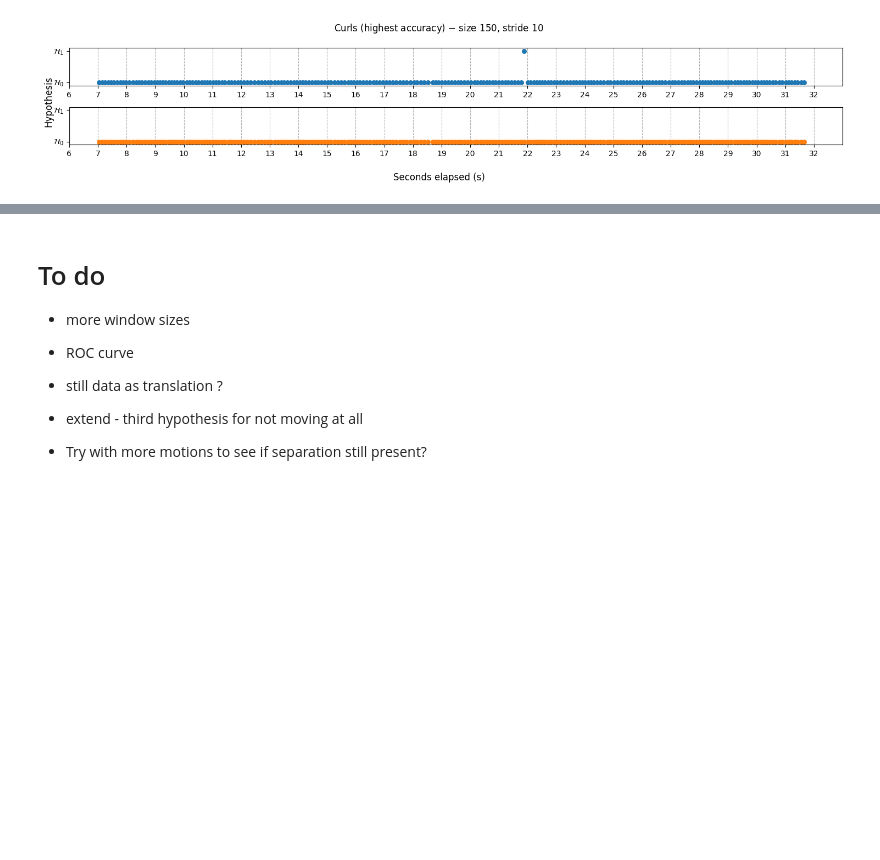
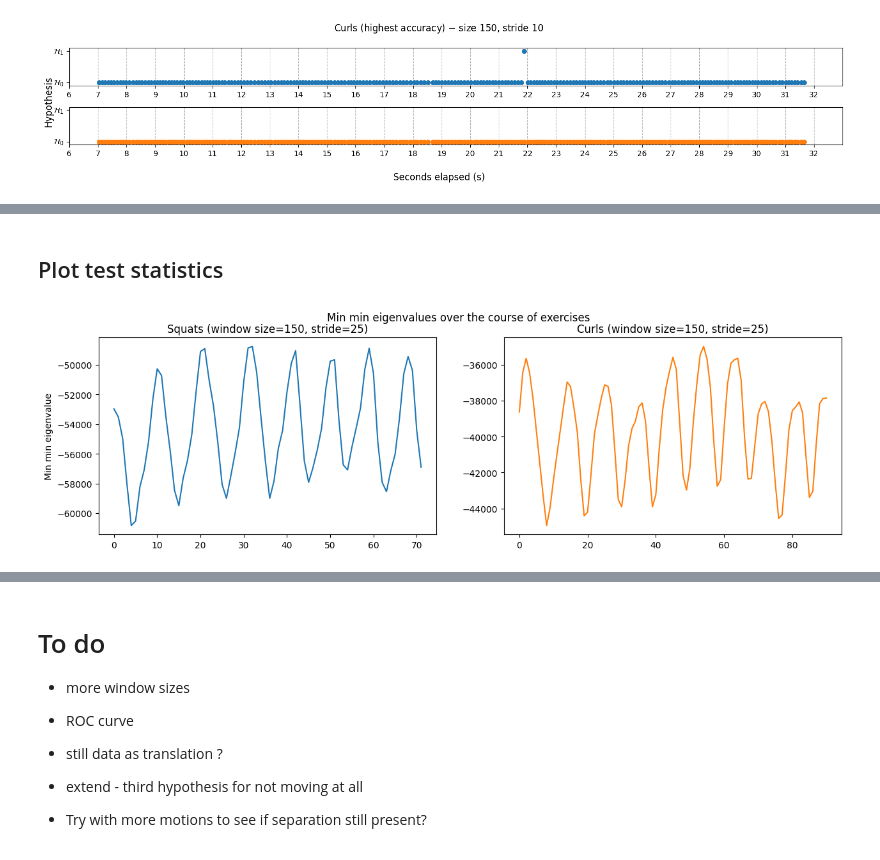
Before and after one commit to sjb296/linear-motion-detection, a Jupyter notebook: main.ipynb, the cells around one changed output, grey strips where cells are left out. Drawn from its saved outputs; the diff is of its cells as text; code cells hidden in the pictures; blank space fills up the shorter version.

```diff
--- a/main.ipynb
+++ b/main.ipynb
@@ -1645,0 +1675,6 @@ plt.tight_layout()
+# %%
+# squat_Ts_150_25 = min_min_evs(measurement_window(squat_df_trim, 150, stride=25))
+squat_Ts_150_25 = pd.read_csv("data/sam/squat_Ts_150_25.csv").to_numpy().flatten()
+# %%
+# curl_Ts_150_25 = min_min_evs(measurement_window(curls_df_trim, 150, stride=25))
+curl_Ts_150_25 = pd.read_csv("data/sam/curl_Ts_150_25.csv").to_numpy().flatten()
@@ -1645,0 +1693,16 @@ plt.tight_layout()
+# %% [markdown]
+## Plot test statistics
+# %%
+eigplot_double(
+    squat_Ts_150_25,
+    curl_Ts_150_25,
+    "Squats",
+    "Curls",
+    150,
+    150,
+    25,
+    25,
+    "Min min eigenvalues over the course of exercises",
+)
+# %% [output]
+[figure, added]
```
Also changed, not shown: parts of 25 cells of this notebook, 2 other files.
